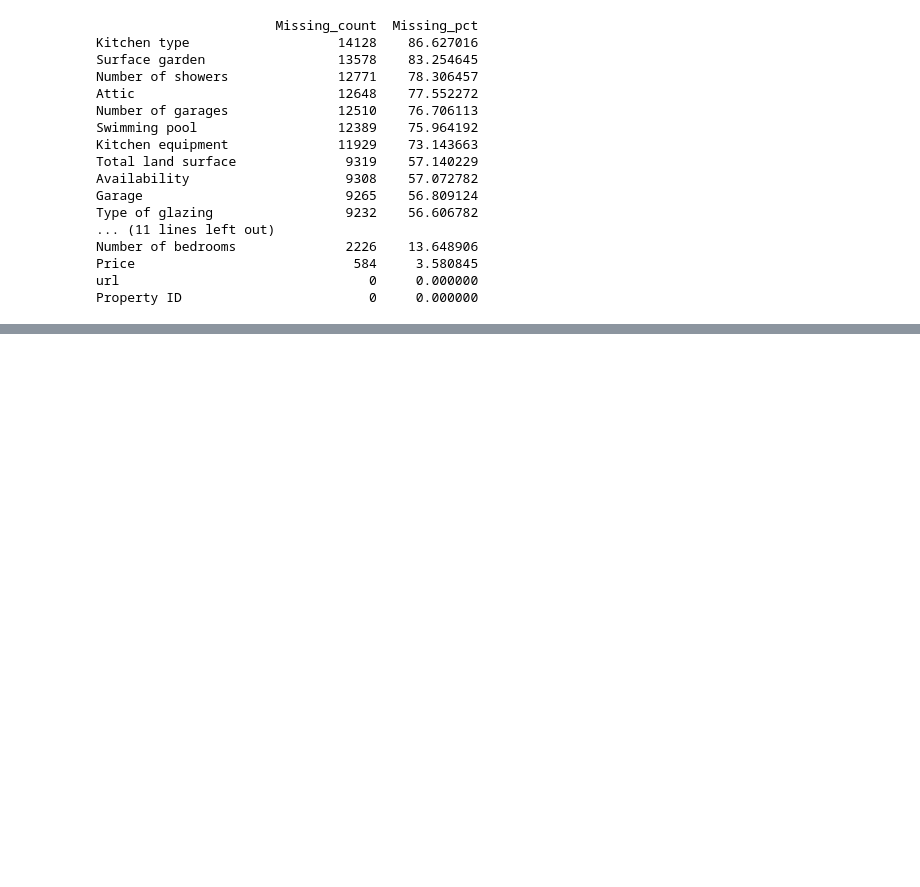
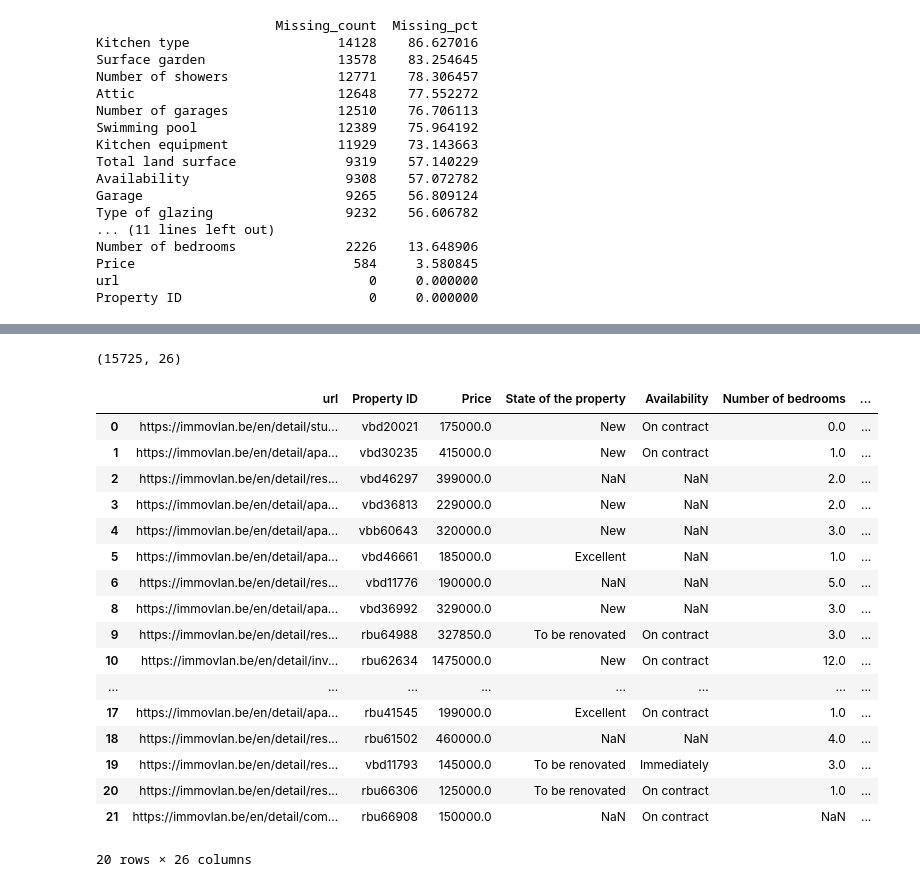
Before and after one commit to briguszmigusz/immo-eliza-data-analysis, a Jupyter notebook: analysis/esra/dev_esra_notebook.ipynb, the cells around one changed output, grey strips where cells are left out. Drawn from its saved outputs; the diff is of its cells as text; code cells hidden in the pictures; blank space fills up the shorter version.

```diff
--- a/analysis/esra/dev_esra_notebook.ipynb
+++ b/analysis/esra/dev_esra_notebook.ipynb
@@ -192,0 +189,51 @@ df.to_csv(r"C:\Users\esram\OneDrive\Desktop\esrabecode\immo-eliza-data analysis\
+# %%
+df.shape
+# %% [output]
+(15725, 26)
+# %%
+df = df.drop_duplicates()
+# %%
+df = df.applymap(lambda x: x.strip() if isinstance(x, str) else x)
+# %%
+#fix encoding
+
+def fix_encoding(text):
+    if isinstance(text, str):
+        try:
+            return text.encode('latin1').decode('utf-8')   #convert the text to bytes using Latin1 encoding, then convert bytes back to proper UTF-8 text
+        except (UnicodeEncodeError, UnicodeDecodeError):
+            return text
+    return text
+
+df = df.applymap(fix_encoding)
+# %%
+yes_or_no_columns = ["Furnished", "Attic", "Garage", "Elevator", "Garden", "Terrace", "Swimming pool"]
+for column in yes_or_no_columns:
+    df[column] = (
+        df[column]
+        .astype(str)  # make sure everything is text
+        .str.strip()  # remove spaces
+        .str.lower()  # make all text lowercase
+        .map({"yes": 0, "no": 1})  # missing values become NaN automatically
+    )
+# %%
+df.head(20)
+# %% [output]
+|  | url | Property ID | Price | State of the property | Availability | Number of bedrooms | ... |
+| 0 | https://immovlan.be/en/detail/stu... | vbd20021 | 175000.0 | New | On contract | 0.0 | ... |
+| 1 | https://immovlan.be/en/detail/apa... | vbd30235 | 415000.0 | New | On contract | 1.0 | ... |
+| 2 | https://immovlan.be/en/detail/res... | vbd46297 | 399000.0 | NaN | NaN | 2.0 | ... |
+| 3 | https://immovlan.be/en/detail/apa... | vbd36813 | 229000.0 | New | NaN | 2.0 | ... |
+| 4 | https://immovlan.be/en/detail/apa... | vbb60643 | 320000.0 | New | NaN | 3.0 | ... |
+| 5 | https://immovlan.be/en/detail/apa... | vbd46661 | 185000.0 | Excellent | NaN | 1.0 | ... |
+| 6 | https://immovlan.be/en/detail/res... | vbd11776 | 190000.0 | NaN | NaN | 5.0 | ... |
+| 8 | https://immovlan.be/en/detail/apa... | vbd36992 | 329000.0 | New | NaN | 3.0 | ... |
+| 9 | https://immovlan.be/en/detail/res... | rbu64988 | 327850.0 | To be renovated | On contract | 3.0 | ... |
+| 10 | https://immovlan.be/en/detail/inv... | rbu62634 | 1475000.0 | New | On contract | 12.0 | ... |
+| ... | ... | ... | ... | ... | ... | ... | ... |
+| 17 | https://immovlan.be/en/detail/apa... | rbu41545 | 199000.0 | Excellent | On contract | 1.0 | ... |
+| 18 | https://immovlan.be/en/detail/res... | rbu61502 | 460000.0 | NaN | NaN | 4.0 | ... |
+| 19 | https://immovlan.be/en/detail/res... | vbd11793 | 145000.0 | To be renovated | Immediately | 3.0 | ... |
+| 20 | https://immovlan.be/en/detail/res... | rbu66306 | 125000.0 | To be renovated | On contract | 1.0 | ... |
+| 21 | https://immovlan.be/en/detail/com... | rbu66908 | 150000.0 | NaN | On contract | NaN | ... |
+20 rows × 26 columns
```
Also changed, not shown: parts of 25 cells of this notebook, 2 other files.
